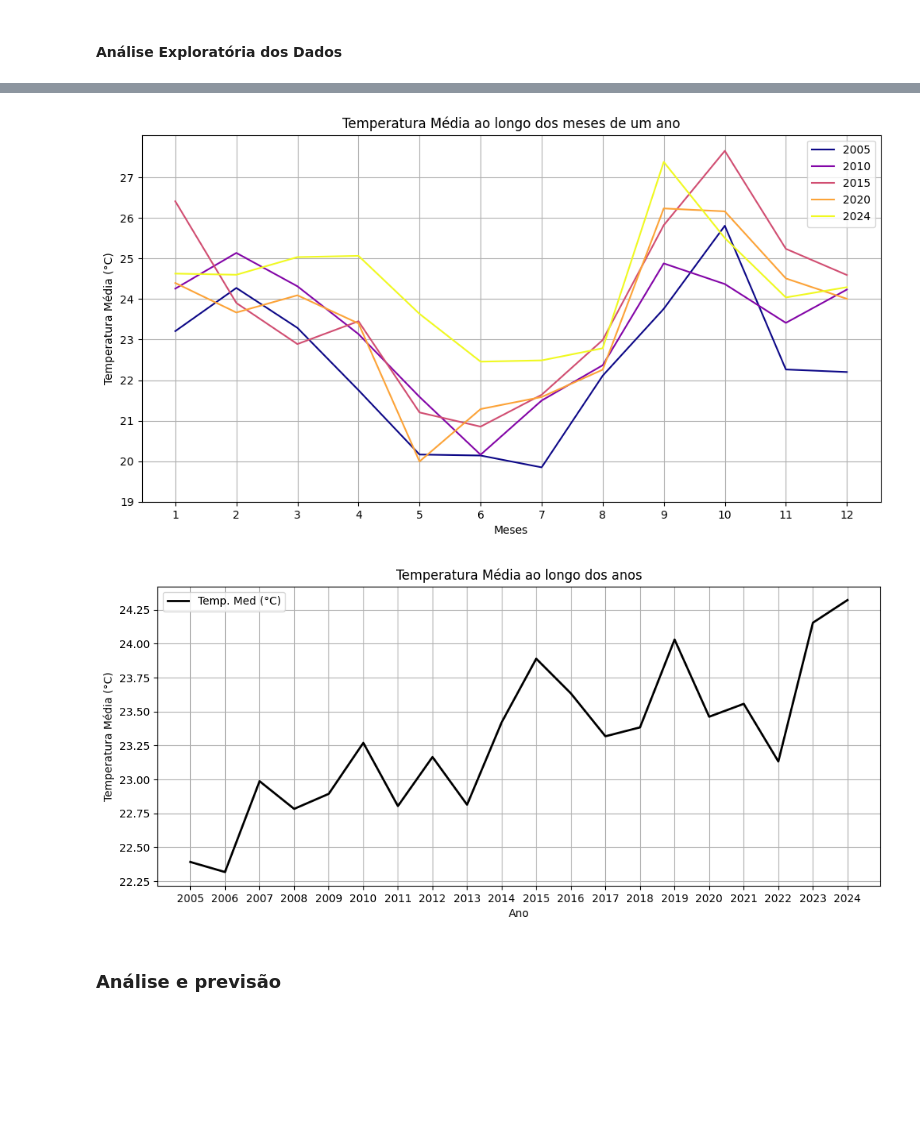
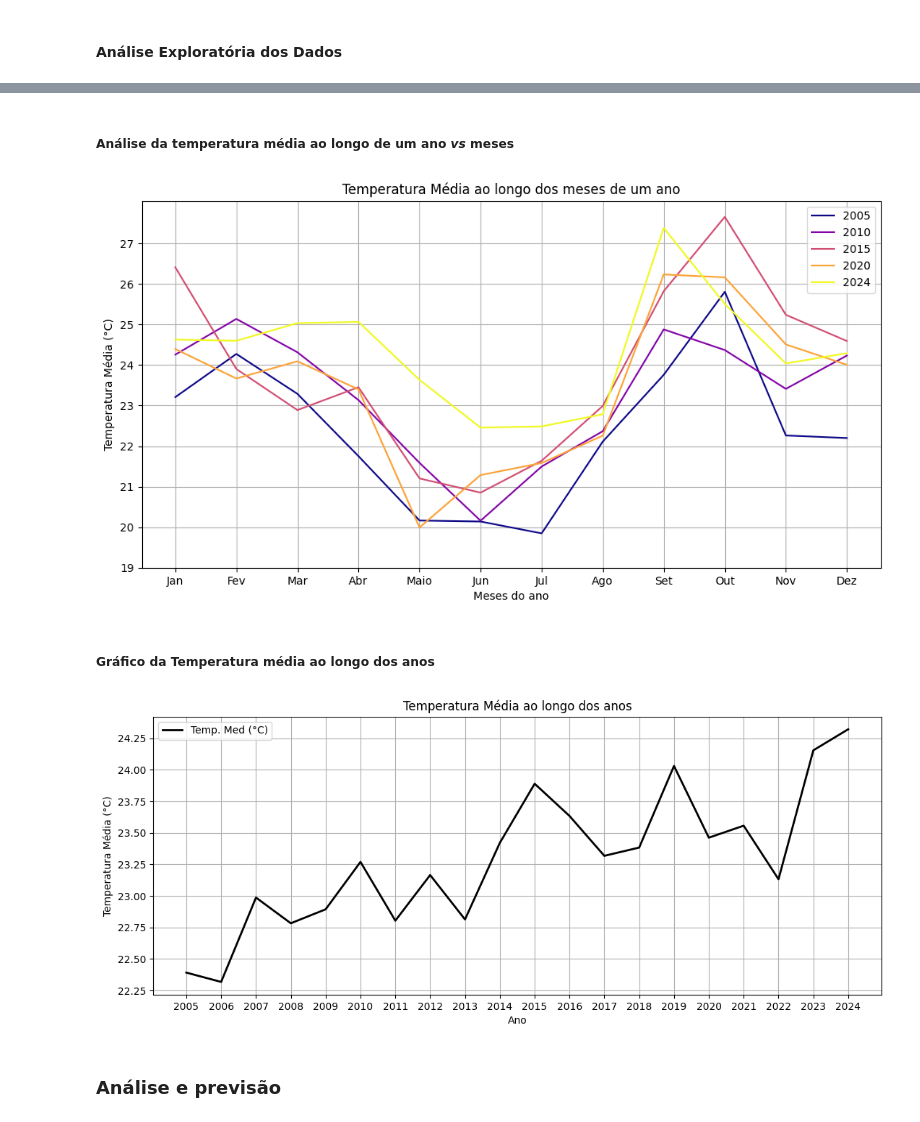
Before and after one commit to paula-belr/series-temporais-temperatura, a Jupyter notebook: atividade_extensionista_II.ipynb, the cells around one changed output, grey strips where cells are left out. Saved outputs shown, nothing was run; the diff lists cells and outputs as text; code cells hidden in the pictures; blank space fills up the shorter version.

```diff
--- a/atividade_extensionista_II.ipynb
+++ b/atividade_extensionista_II.ipynb
@@ -453,41 +396,70 @@ janeiro = df_resumido_mes_ano.loc[(df_resumido_mes_ano.index.get_level_values('M
+# %% [markdown]
+##### Análise da temperatura média ao longo de um ano *vs* meses
 # %%
+# Criando uma cópia do Dataframe, selecionando apenas colunas de interesse
+df_temp_med = df_auto_inter[['Data da Medição', 'Temp. Med (°C)']].copy()
+
+# Agrupar dados por meses
+
+df_temp_med = df_temp_med.groupby([df_temp_med['Data da Medição'].dt.year, df_temp_med['Data da Medição'].dt.month])['Temp. Med (°C)'].mean()
+
+df_temp_med.index.names = ['Ano', 'Mes']
+
+df_temp_med
+
+df_temp_med.loc[(2023, slice(None))]
+
 # Gráfico da temperatura ao longo de um ano x meses
 
 anos_selecionados = np.array([2005, 2010, 2015, 2020, 2024])
+meses = np.arange(1, 13)
 
 cmap = mpl.colormaps['plasma']
 norm = mpl.colors.Normalize(vmin = anos_selecionados.min(), vmax = anos_selecionados.max())
 
 plt.figure(figsize = (12,6))
 for i, ano in enumerate(anos_selecionados):
-    plt.plot(meses, df_resumido_mes_ano.loc[(df_resumido_mes_ano.index.get_level_values('Ano') == ano)]['Temp. Med (°C)'], label = ano, c = cmap(norm(ano)))
+  temp_med_ano = df_temp_med.loc[(ano, slice(None))]
+  plt.plot(meses, temp_med_ano, label = ano, c = cmap(norm(ano)), lw = 1.5)
 
 plt.title('Temperatura Média ao longo dos meses de um ano')
-plt.xlabel('Meses')
+plt.xlabel('Meses do ano')
 plt.ylabel('Temperatura Média (°C)')
-plt.xticks(meses)
+plt.xticks(meses, ('Jan', 'Fev', 'Mar', 'Abr', 'Maio', 'Jun', 'Jul', 'Ago', 'Set', 'Out', 'Nov', 'Dez'))
 plt.yticks(np.arange(19, 28, 1))
 plt.legend()
 plt.grid()
 # %% [output]
-[figure, old version]
+[figure, new version]
+# %% [markdown]
+##### Gráfico da Temperatura média ao longo dos anos
 # %%
+# Separando as colunas de interesse
+cols = ['Data da Medição', 'Temp. Med (°C)']
+n_cols = ['Temp. Med (°C)']
+
+# Criando uma cópia do Dataframe
+df_temp_med = df_auto_inter[cols].copy()
+
+# Agrupando pelo ano e agregando os valores máximos e mínimos
+df_temp_med = df_temp_med.groupby(df_temp_med['Data da Medição'].dt.year).agg(['mean'])
+
 # Gráfico da tendência da temperatura média ao longo dos anos
 
-plt.figure(figsize = (12,5))
+plt.figure(figsize = (13,5))
 plt.title('Temperatura Média ao longo dos anos')
-plt.plot(df_resumido.index, df_resumido['Temp. Med (°C)']['mean'], c = 'k', label = 'Temp. Med (°C)', lw = 2)
+plt.plot(df_temp_med.index, df_temp_med['Temp. Med (°C)']['mean'], c = 'k', label = 'Temp. Med (°C)', lw = 2)
 plt.legend()
 plt.xlabel('Ano')
 plt.ylabel('Temperatura Média (°C)')
-plt.xticks(df_resumido.index)
+plt.xticks(df_temp_med.index)
 plt.yticks(np.arange(22.25, 24.5, 0.25))
 plt.grid()
 plt.show()
 
 # Usar regressão para prever em quanto essa temperatura pode aumentar?
 # %% [output]
-[figure, old version]
+[figure, new version]
 # %% [markdown]
 ### Análise e previsão
 # %%
```
Also changed, not shown: parts of 11 cells of this notebook.
